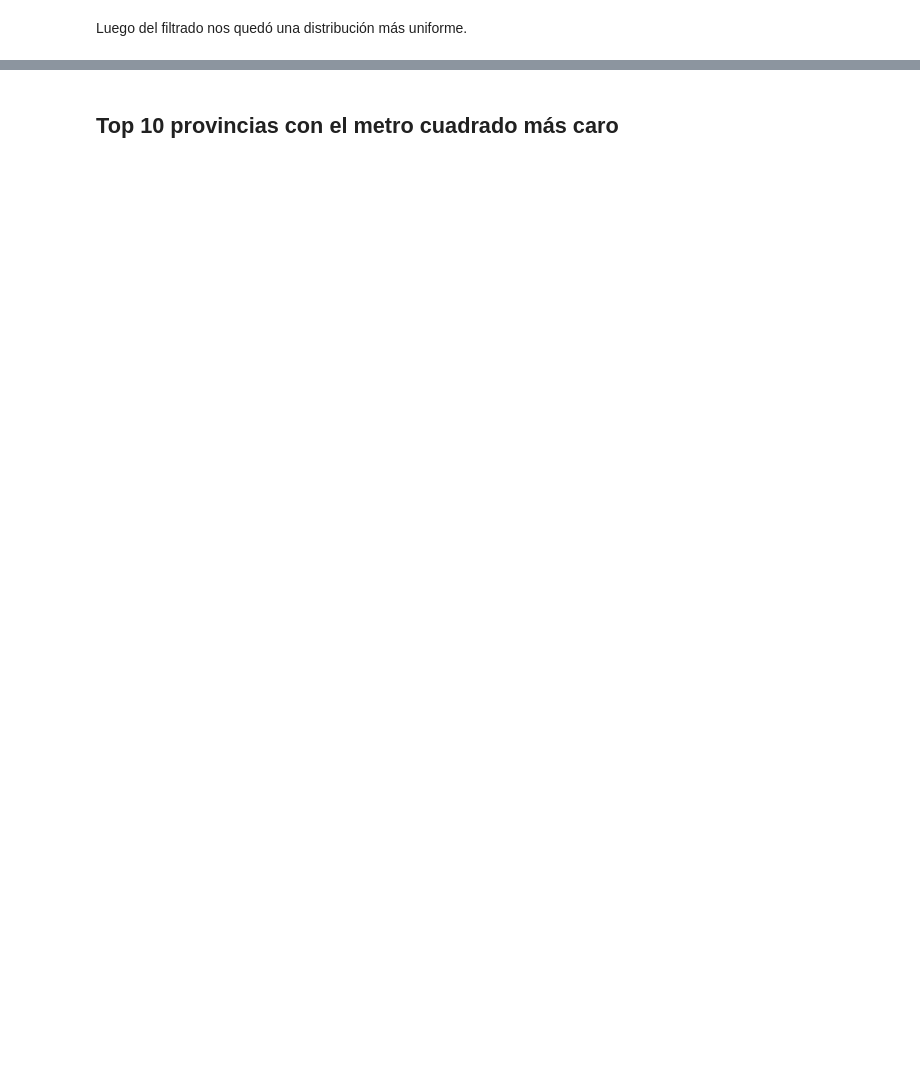
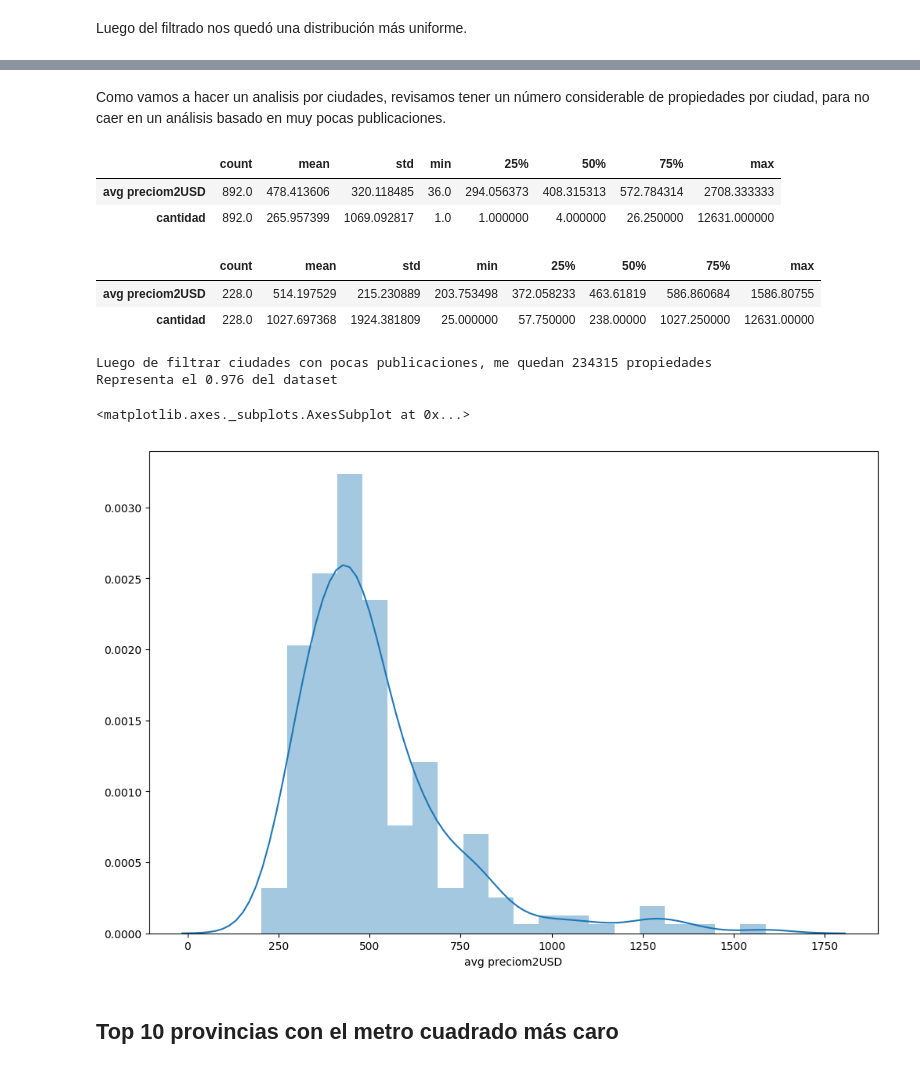
Before and after one commit to petermacgaul/orgaDatos-1, a Jupyter notebook: TP1/02-AnalisisMetroCuadrado.ipynb, the cells around one changed output, grey strips where cells are left out. Drawn from its saved outputs; the diff is of its cells as text; code cells hidden in the pictures; blank space fills up the shorter version.

```diff
--- a/TP1/02-AnalisisMetroCuadrado.ipynb
+++ b/TP1/02-AnalisisMetroCuadrado.ipynb
@@ -99,3 +95,32 @@ Eliminamos 1205 propiedades
+# %% [markdown]
+Como vamos a hacer un analisis por ciudades, revisamos tener un número considerable de propiedades por ciudad, para no caer en un análisis basado en muy pocas publicaciones.
+# %%
+props_por_ciudades = df_filtrado.groupby(['provincia', 'ciudad']).agg({'preciom2USD':'mean', 'id': 'count'}).reset_index()\
+                .rename(columns={'preciom2USD': 'avg preciom2USD', 'id':'cantidad'})
+props_por_ciudades.describe().T
+# %% [output]
+|  | count | mean | std | min | 25% | 50% | 75% | max |
+| avg preciom2USD | 892.0 | 478.413606 | 320.118485 | 36.0 | 294.056373 | 408.315313 | 572.784314 | 2708.333333 |
+| cantidad | 892.0 | 265.957399 | 1069.092817 | 1.0 | 1.000000 | 4.000000 | 26.250000 | 12631.000000 |
+# %%
+props_por_ciudades = props_por_ciudades.loc[props_por_ciudades['cantidad'] >= 25]
+
+props_por_ciudades.describe().T
+# %% [output]
+|  | count | mean | std | min | 25% | 50% | 75% | max |
+| avg preciom2USD | 228.0 | 514.197529 | 215.230889 | 203.753498 | 372.058233 | 463.61819 | 586.860684 | 1586.80755 |
+| cantidad | 228.0 | 1027.697368 | 1924.381809 | 25.000000 | 57.750000 | 238.00000 | 1027.250000 | 12631.00000 |
+# %%
+print(f'Luego de filtrar ciudades con pocas publicaciones, me quedan {props_por_ciudades.cantidad.sum()} propiedades')
+print(f'Representa el {((props_por_ciudades.cantidad.sum() / len(df))):.3f} del dataset')
+# %% [output]
+Luego de filtrar ciudades con pocas publicaciones, me quedan 234315 propiedades
+Representa el 0.976 del dataset
+# %%
+sns.distplot(props_por_ciudades['avg preciom2USD'])
+# %% [output]
+<matplotlib.axes._subplots.AxesSubplot at 0x...>
+[figure, added]
 # %%
 df = df_filtrado
 del df_filtrado
```
Also changed, not shown: parts of 15 cells of this notebook.
